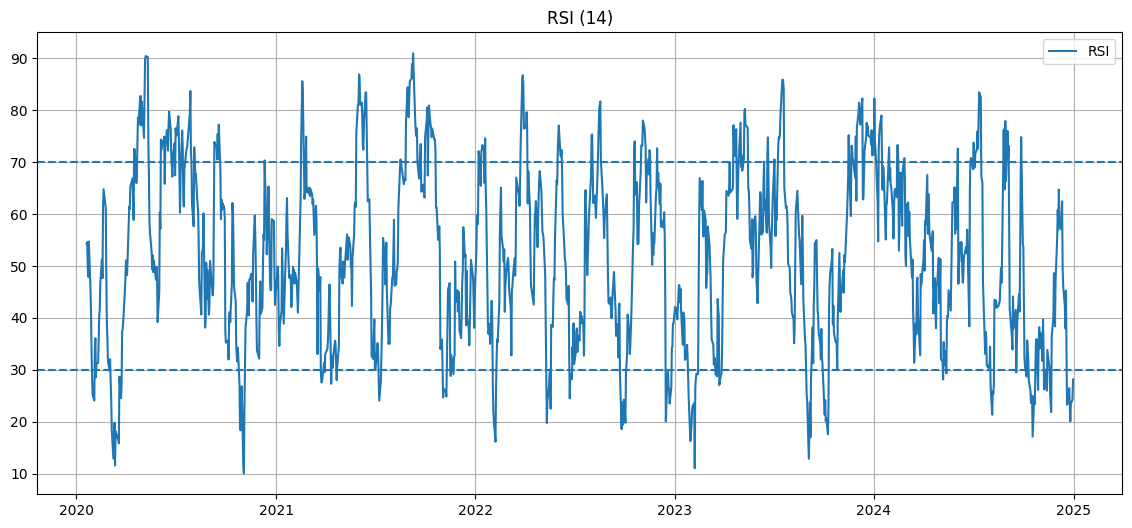
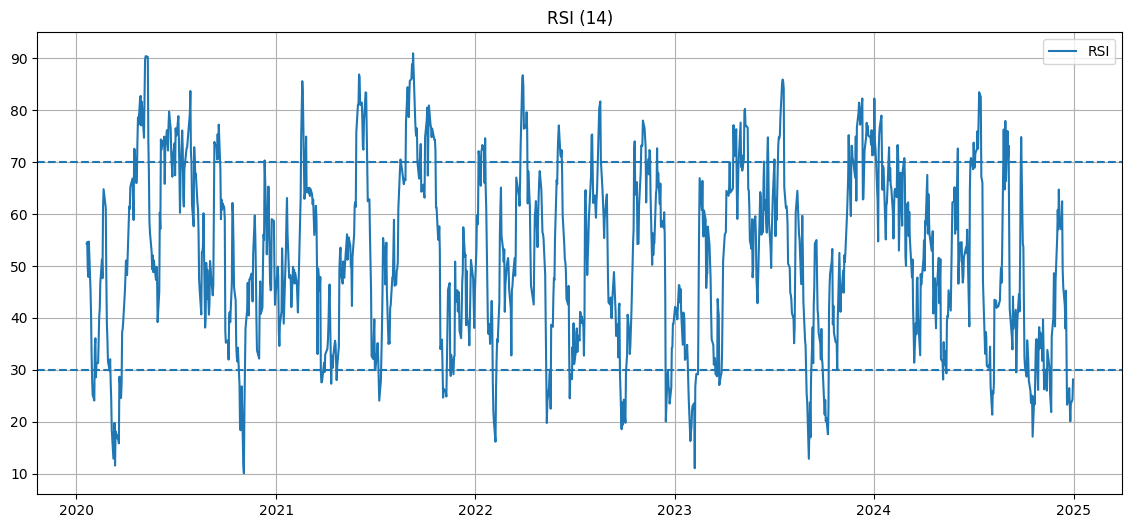
Unified diff of the notebook cell whose output changed from the first chart to the second:
--- before
+++ after
@@ -22,4 +22,2 @@
 
 plt.show()
-
-plt.savefig("../images/macd.png", dpi=300)

Commit: Completed Day